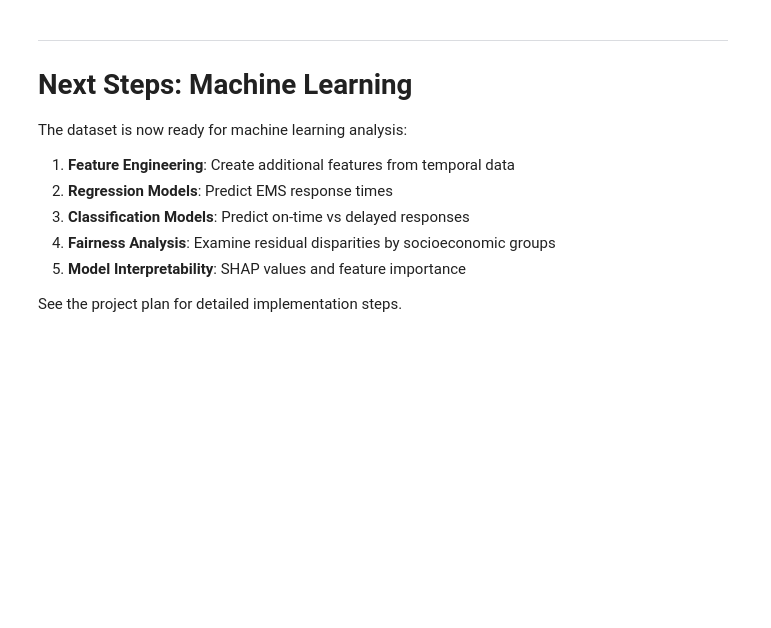
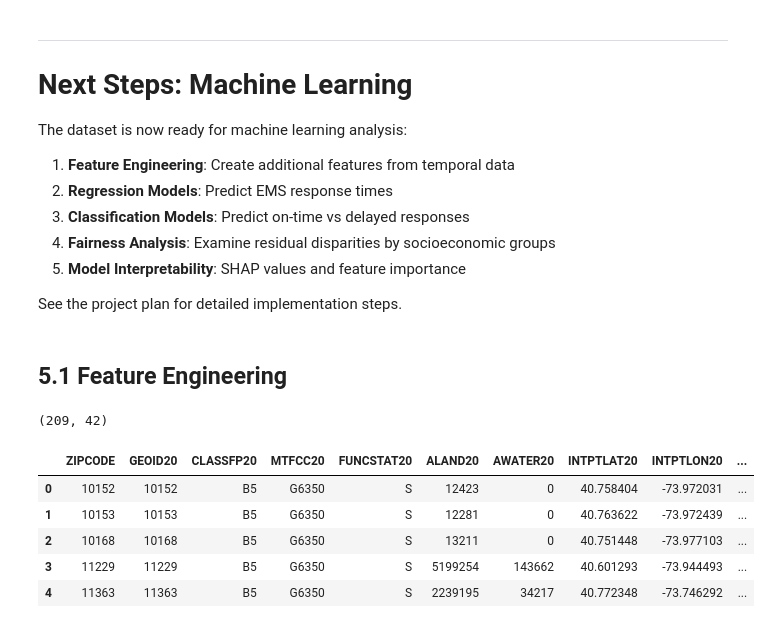
Before and after one commit to Python-Programming-DS/term-project-group_4, a Jupyter notebook: final_project.ipynb, the cells around one changed output. Cells and saved outputs as stored; diff of their text form; code cells hidden in the pictures; blank space fills up the shorter version.

```diff
--- a/final_project.ipynb
+++ b/final_project.ipynb
@@ -1084,3 +1131,5 @@ The dataset is now ready for machine learning analysis:
 5. **Model Interpretability**: SHAP values and feature importance
 
 See the project plan for detailed implementation steps.
+# %% [markdown]
+## 5.1 Feature Engineering
@@ -1086,0 +1150,12 @@ See the project plan for detailed implementation steps.
+# %%
+df = pd.read_csv("nyc_ems_final_with_spatial_analysis.csv")
+print(df.shape)
+df.head()
+# %% [output]
+(209, 42)
+|  | ZIPCODE | GEOID20 | CLASSFP20 | MTFCC20 | FUNCSTAT20 | ALAND20 | AWATER20 | INTPTLAT20 | INTPTLON20 | ... |
+| 0 | 10152 | 10152 | B5 | G6350 | S | 12423 | 0 | 40.758404 | -73.972031 | ... |
+| 1 | 10153 | 10153 | B5 | G6350 | S | 12281 | 0 | 40.763622 | -73.972439 | ... |
+| 2 | 10168 | 10168 | B5 | G6350 | S | 13211 | 0 | 40.751448 | -73.977103 | ... |
+| 3 | 11229 | 11229 | B5 | G6350 | S | 5199254 | 143662 | 40.601293 | -73.944493 | ... |
+| 4 | 11363 | 11363 | B5 | G6350 | S | 2239195 | 34217 | 40.772348 | -73.746292 | ... |
```
Also changed, not shown: parts of 23 cells of this notebook, 3 other files.
